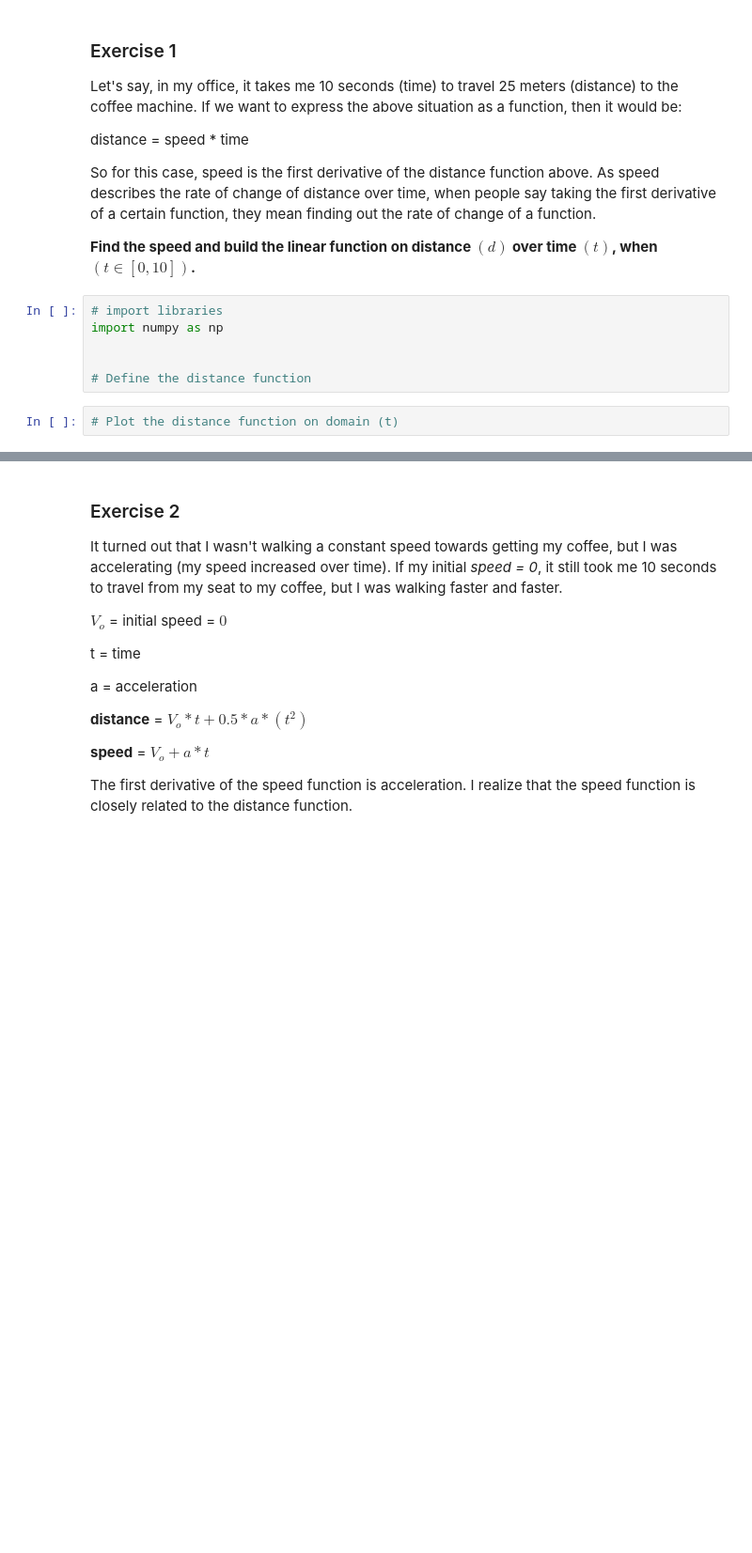
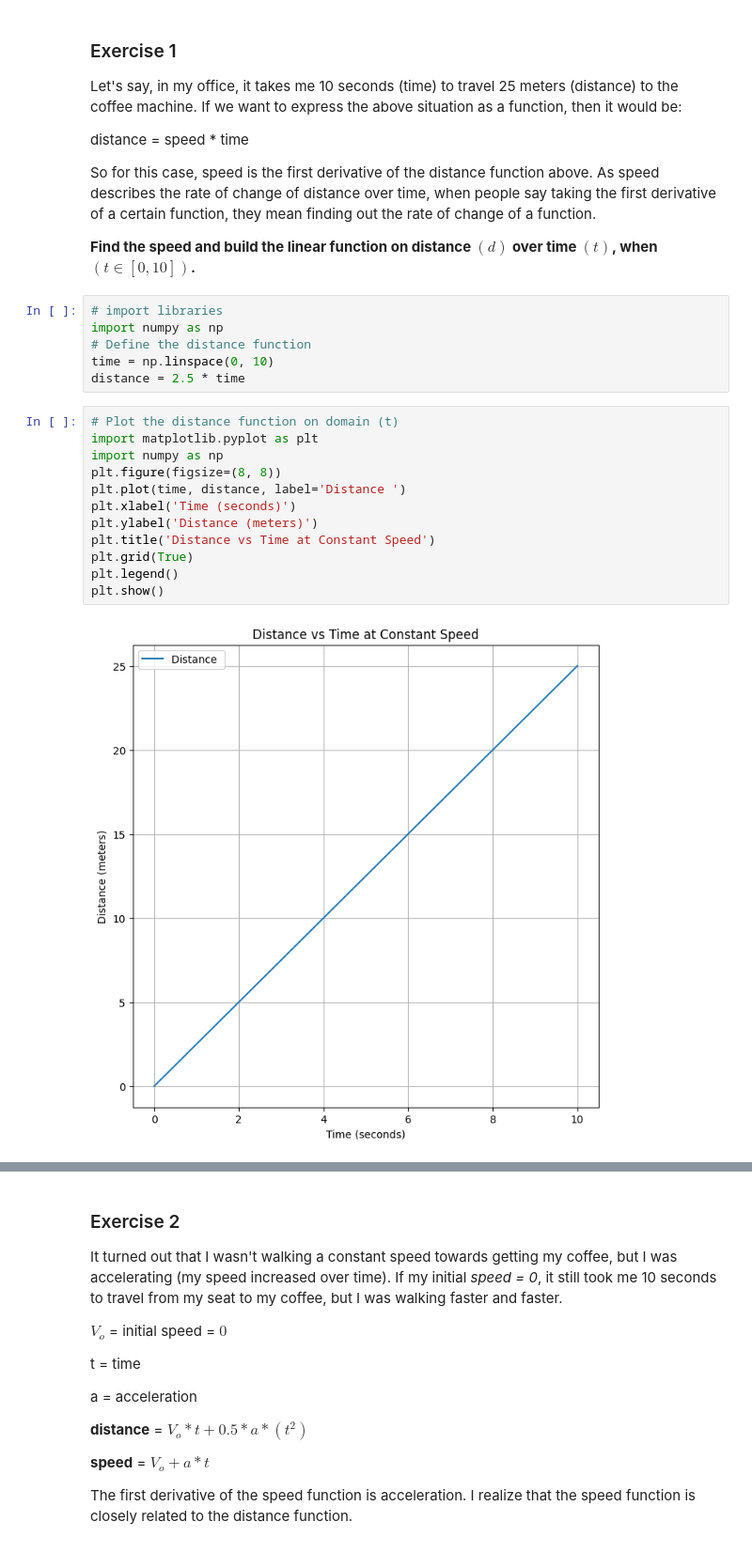
Before and after one commit to 4GeeksAcademy/MahamadouDiallo-calculus-and-algebra-problems-with-python, a Jupyter notebook: notebook/problems.ipynb, the cells around one changed output, grey strips where cells are left out. Shown at 94% size. Cells and saved outputs as stored; diff of their text form; blank space fills up the shorter version.

```diff
--- a/notebook/problems.ipynb
+++ b/notebook/problems.ipynb
@@ -24,10 +24,22 @@ So for this case, speed is the first derivative of the distance function above.
 # %%
 # import libraries
 import numpy as np
-
-
 # Define the distance function
+time = np.linspace(0, 10)
+distance = 2.5 * time
 # %%
 # Plot the distance function on domain (t)
+import matplotlib.pyplot as plt
+import numpy as np
+plt.figure(figsize=(8, 8))
+plt.plot(time, distance, label='Distance ')
+plt.xlabel('Time (seconds)')
+plt.ylabel('Distance (meters)')
+plt.title('Distance vs Time at Constant Speed')
+plt.grid(True)
+plt.legend()
+plt.show()
+# %% [output]
+[figure, added]
 # %%
 # Create a DataFrame
```
Also changed, not shown: parts of 14 cells of this notebook.
